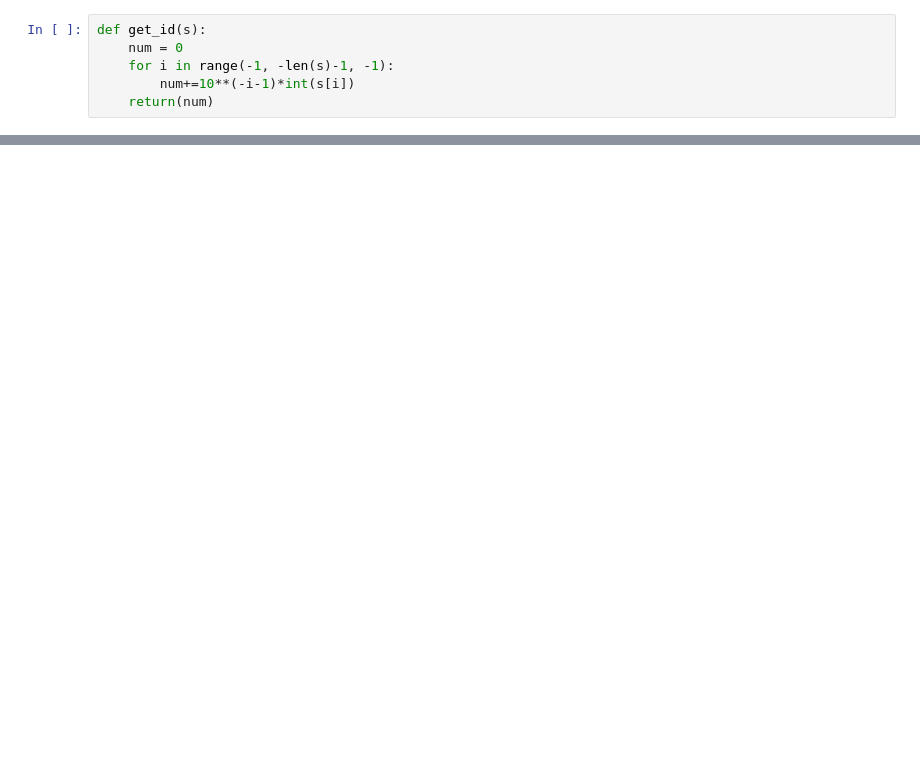
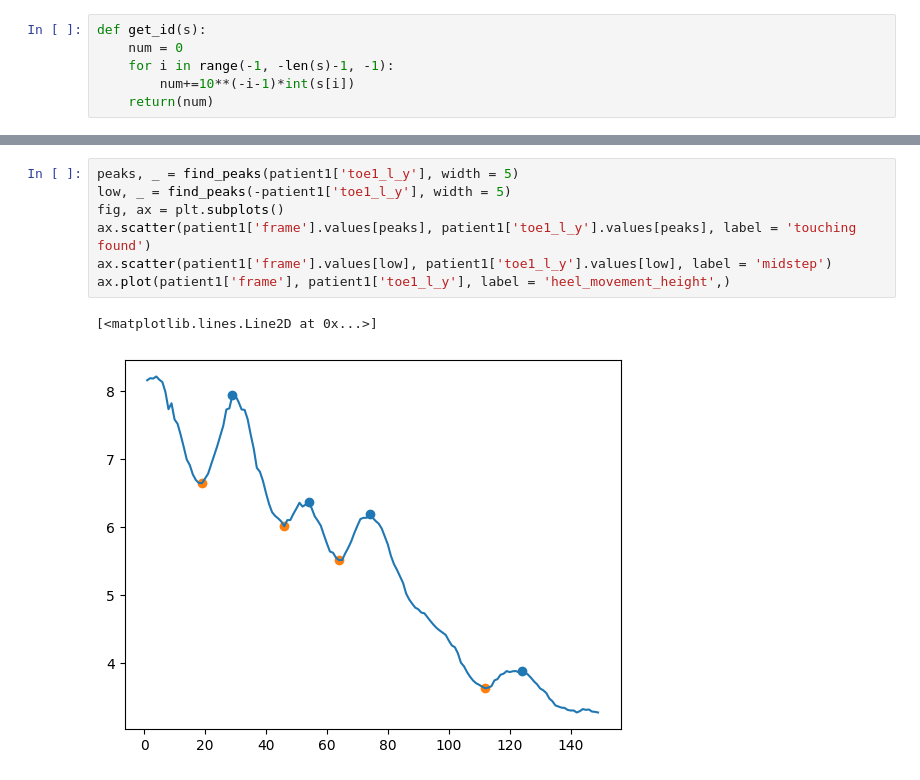
Before and after one commit to affogato-lab/CVPR-2026-mochi, a Jupyter notebook: CVPR_2026.ipynb, the cells around one changed output, grey strips where cells are left out. Saved outputs shown, nothing was run; the diff lists cells and outputs as text; blank space fills up the shorter version.

```diff
--- a/CVPR_2026.ipynb
+++ b/CVPR_2026.ipynb
@@ -253,0 +346,10 @@ print(front_df.shape[0]+back_df.shape[0]+left_df.shape[0]+right_df.shape[0])
+# %%
+peaks, _ = find_peaks(patient1['toe1_l_y'], width = 5)
+low, _ = find_peaks(-patient1['toe1_l_y'], width = 5)
+fig, ax = plt.subplots()
+ax.scatter(patient1['frame'].values[peaks], patient1['toe1_l_y'].values[peaks], label = 'touching found')
+ax.scatter(patient1['frame'].values[low], patient1['toe1_l_y'].values[low], label = 'midstep')
+ax.plot(patient1['frame'], patient1['toe1_l_y'], label = 'heel_movement_height',)
+# %% [output]
+[<matplotlib.lines.Line2D at 0x...>]
+[figure, added]
```
Also changed, not shown: parts of 43 cells of this notebook.
